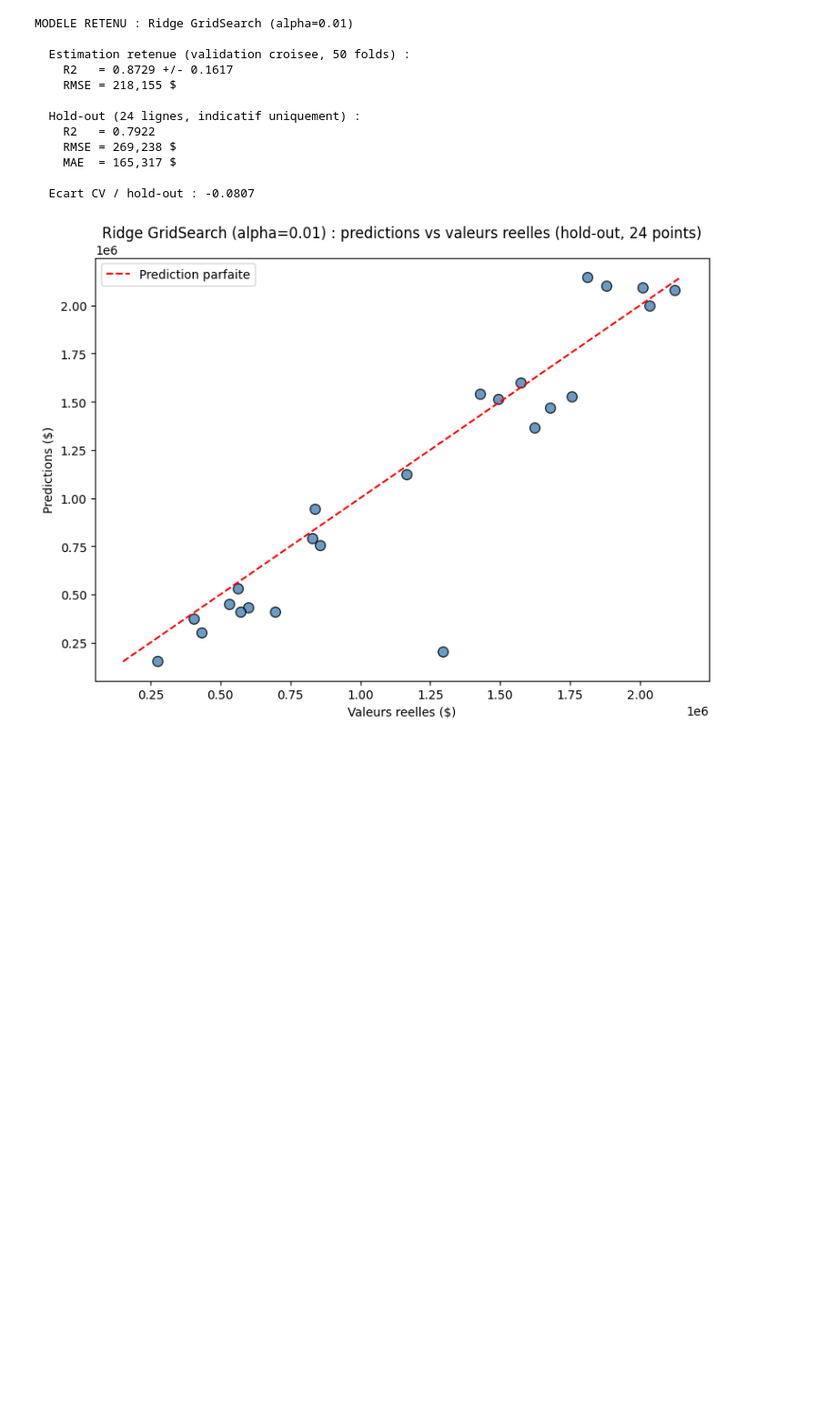
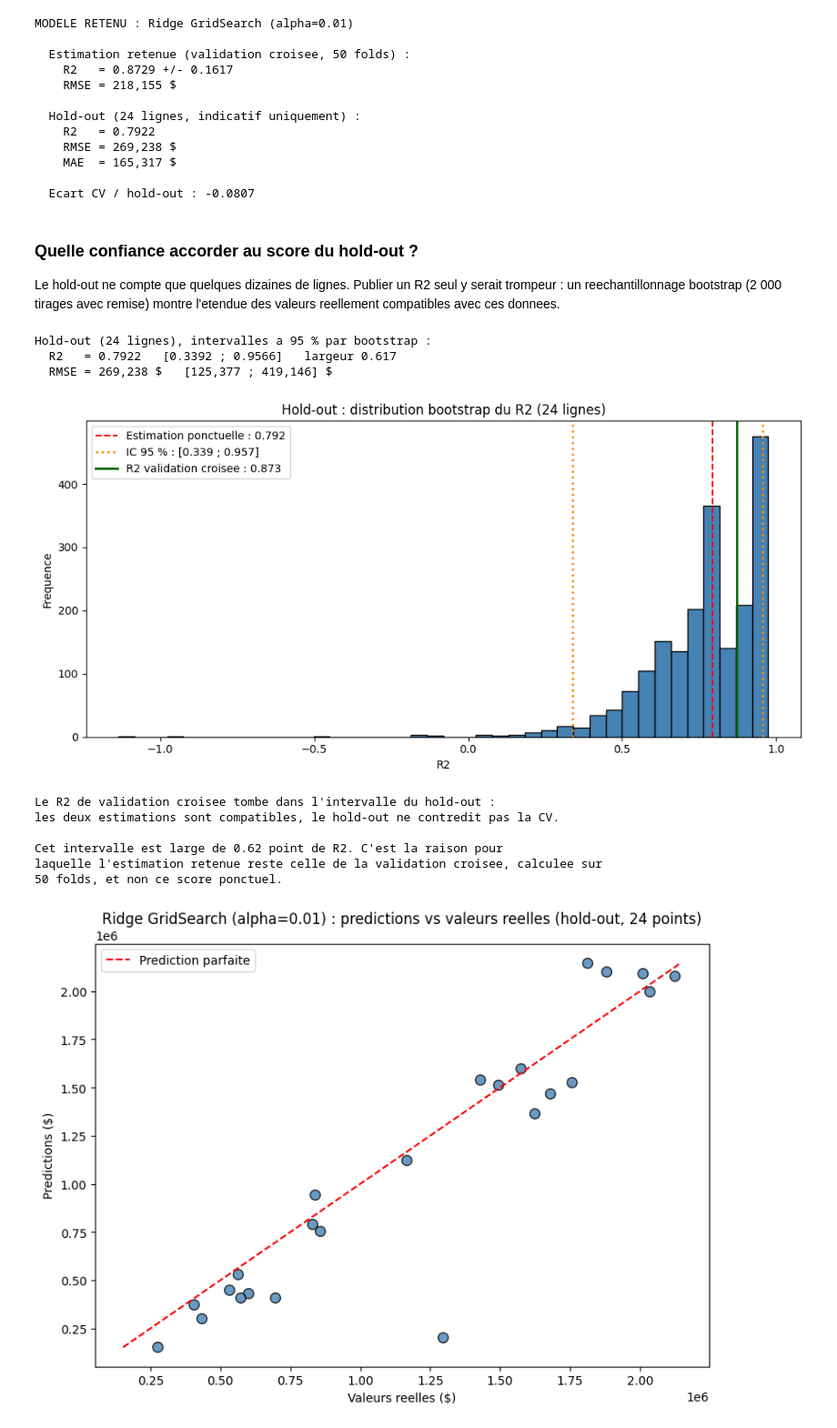
Before and after one commit to emelineroblot/jedha-walmart-project, a Jupyter notebook: 01-Walmart_sales.ipynb, the cells around one changed output. Shown at 91% size. Drawn from its saved outputs; the diff is of its cells as text; code cells hidden in the pictures; blank space fills up the shorter version.

```diff
--- a/01-Walmart_sales.ipynb
+++ b/01-Walmart_sales.ipynb
@@ -693,0 +583,18 @@ Protocole : 50 folds
+# %%
+from sklearn.metrics import root_mean_squared_error, mean_absolute_error, r2_score
+
+# Protocole d'evaluation, defini dans src/walmart.py :
+#   w.cv_evaluate  boucle de validation croisee ecrite a la main, pour pouvoir
+#                  re-estimer les bornes 3-sigma dans CHAQUE fold
+#   w.adjusted_r2  R2 ajuste, qui penalise le nombre de parametres
+#   w.bootstrap_ci intervalle de confiance par reechantillonnage
+CV = w.make_cv(n_splits=5, n_repeats=10, random_state=42)
+adjusted_r2 = w.adjusted_r2
+print_cv = w.print_cv
+
+
+def cv_evaluate(make_model, X, y, cv=CV):
+    return w.cv_evaluate(make_model, X, y, cv=cv)
+
+
+print(f"Protocole : {CV.get_n_splits()} folds")
@@ -1112,6 +1021,55 @@ MODELE RETENU : Ridge GridSearch (alpha=0.01)
     MAE  = 165,317 $
 
   Ecart CV / hold-out : -0.0807
+# %% [markdown]
+### Quelle confiance accorder au score du hold-out ?
+
+Le hold-out ne compte que quelques dizaines de lignes. Publier un R2 seul y serait trompeur :
+un reechantillonnage bootstrap (2 000 tirages avec remise) montre l'etendue des valeurs
+reellement compatibles avec ces donnees.
+# %%
+r2_point, r2_low, r2_high, r2_dist = w.bootstrap_ci(
+    y_holdout, y_holdout_pred, metric=r2_score, n_boot=2000, random_state=42
+)
+rmse_point, rmse_low, rmse_high, _ = w.bootstrap_ci(
+    y_holdout, y_holdout_pred, metric=root_mean_squared_error, n_boot=2000, random_state=42
+)
+
+print(f"Hold-out ({len(X_holdout)} lignes), intervalles a 95 % par bootstrap :")
+print(f"  R2   = {r2_point:.4f}   [{r2_low:.4f} ; {r2_high:.4f}]   largeur {r2_high - r2_low:.3f}")
+print(f"  RMSE = {rmse_point:,.0f} $   [{rmse_low:,.0f} ; {rmse_high:,.0f}] $")
+
+plt.figure(figsize=(10, 5))
+plt.hist(r2_dist, bins=40, edgecolor='black', color='steelblue')
+plt.axvline(r2_point, color='red', linestyle='--', label=f'Estimation ponctuelle : {r2_point:.3f}')
+plt.axvline(r2_low, color='darkorange', linestyle=':', linewidth=2, label=f'IC 95 % : [{r2_low:.3f} ; {r2_high:.3f}]')
+plt.axvline(r2_high, color='darkorange', linestyle=':', linewidth=2)
+plt.axvline(comparison.iloc[0]['R2 CV'], color='darkgreen', linestyle='-', linewidth=2,
+            label=f"R2 validation croisee : {comparison.iloc[0]['R2 CV']:.3f}")
+plt.title(f'Hold-out : distribution bootstrap du R2 ({len(X_holdout)} lignes)')
+plt.xlabel('R2')
+plt.ylabel('Frequence')
+plt.legend()
+plt.tight_layout()
+plt.show()
+
+if r2_low < comparison.iloc[0]['R2 CV'] < r2_high:
+    print("\nLe R2 de validation croisee tombe dans l'intervalle du hold-out :")
+    print("les deux estimations sont compatibles, le hold-out ne contredit pas la CV.")
+print(f"\nCet intervalle est large de {r2_high - r2_low:.2f} point de R2. C'est la raison pour")
+print("laquelle l'estimation retenue reste celle de la validation croisee, calculee sur")
+print(f"{CV.get_n_splits()} folds, et non ce score ponctuel.")
+# %% [output]
+Hold-out (24 lignes), intervalles a 95 % par bootstrap :
+  R2   = 0.7922   [0.3392 ; 0.9566]   largeur 0.617
+  RMSE = 269,238 $   [125,377 ; 419,146] $
+[figure, added]
+Le R2 de validation croisee tombe dans l'intervalle du hold-out :
+les deux estimations sont compatibles, le hold-out ne contredit pas la CV.
+
+Cet intervalle est large de 0.62 point de R2. C'est la raison pour
+laquelle l'estimation retenue reste celle de la validation croisee, calculee sur
+50 folds, et non ce score ponctuel.
 # %%
 plt.figure(figsize=(8, 6))
 plt.scatter(y_holdout, y_holdout_pred, color='steelblue', edgecolor='black', alpha=0.8, s=70)
```
Also changed, not shown: parts of 15 cells of this notebook, 9 other files.
